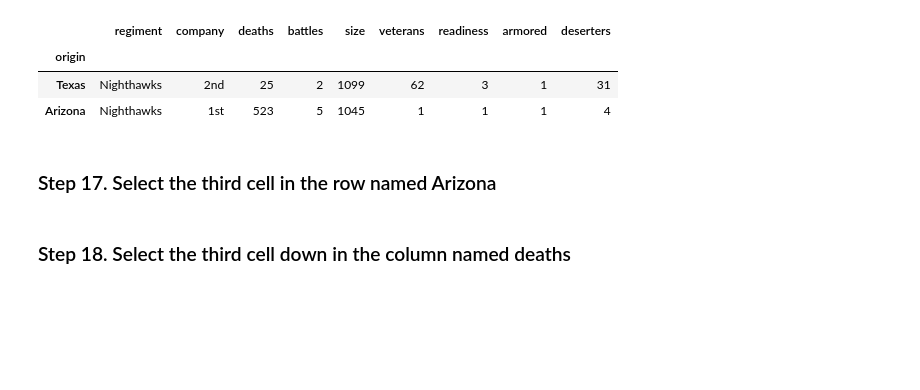
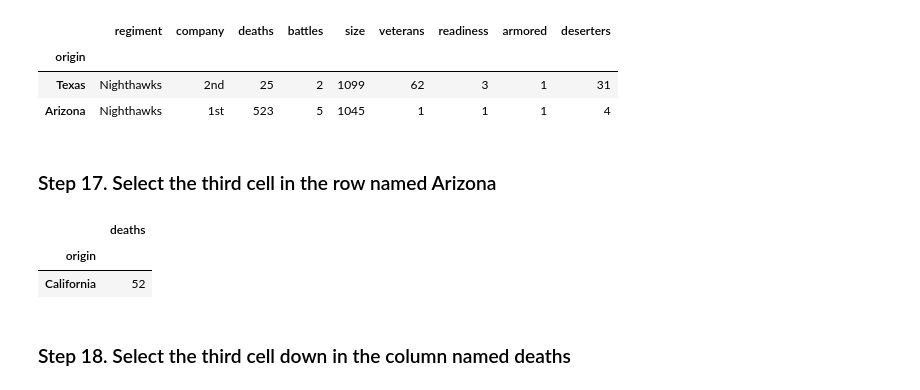
Before and after one commit to omj3424/Python_Programming_Study, a Jupyter notebook: pandas_exercises/02_Filtering_&_Sorting/Fictional Army/Exercise.ipynb, the cells around one changed output. Cells and saved outputs as stored; diff of their text form; code cells hidden in the pictures; blank space fills up the shorter version.

```diff
--- a/pandas_exercises/02_Filtering_&_Sorting/Fictional Army/Exercise.ipynb
+++ b/pandas_exercises/02_Filtering_&_Sorting/Fictional Army/Exercise.ipynb
@@ -220,6 +220,12 @@ army.loc[['Texas', 'Arizona'], :]
 # %% [markdown]
 ### Step 17. Select the third cell in the row named Arizona
 # %%
+army.iloc[[1], [2]]
+
 #참고 자료: https://blog.naver.com/rising_n_falling/221622971970
+# %% [output]
+|  | deaths |
+| origin |  |
+| California | 52 |
 # %% [markdown]
 ### Step 18. Select the third cell down in the column named deaths
```
Also changed, not shown: parts of 1 cell of this notebook.
